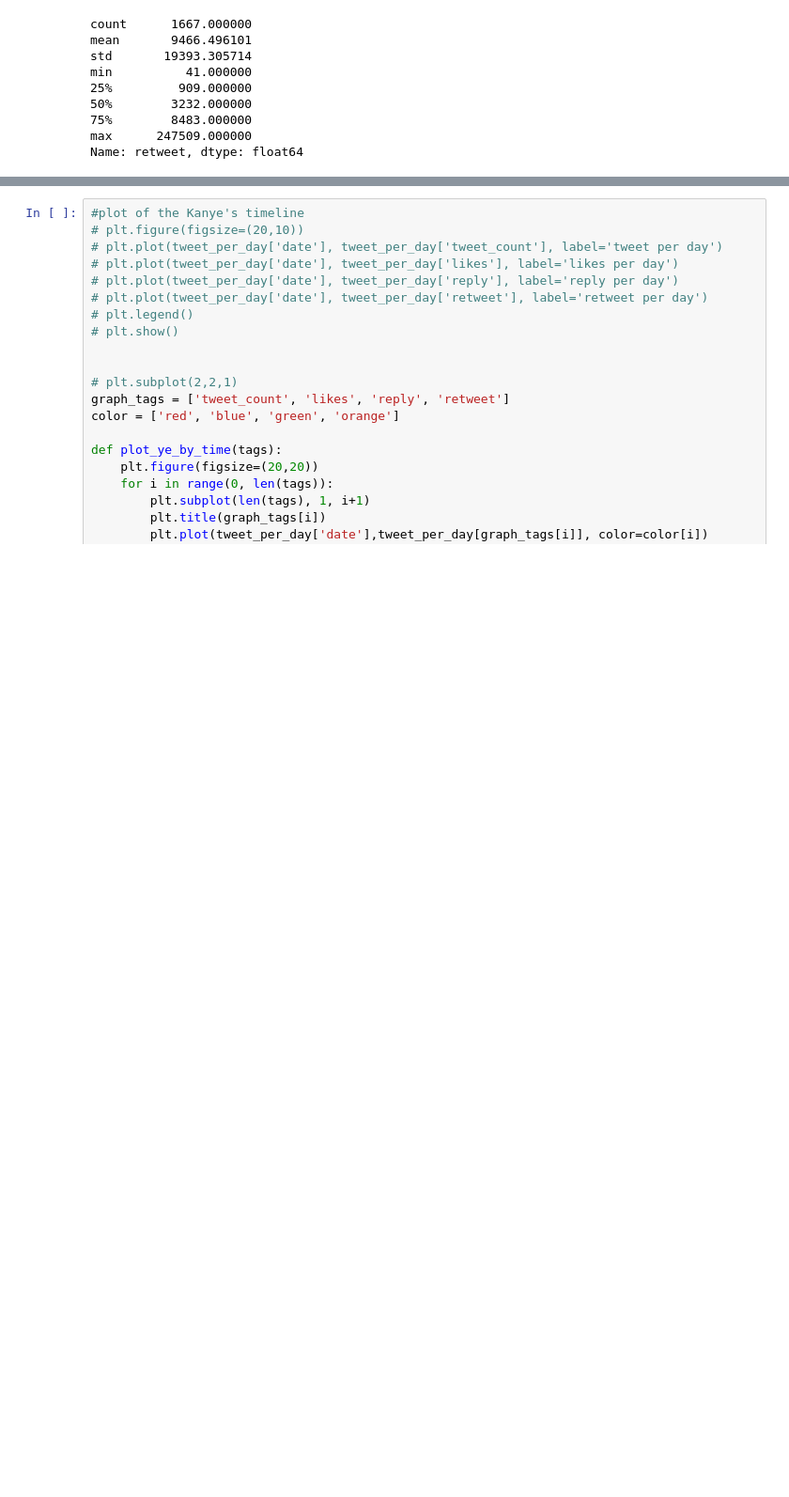
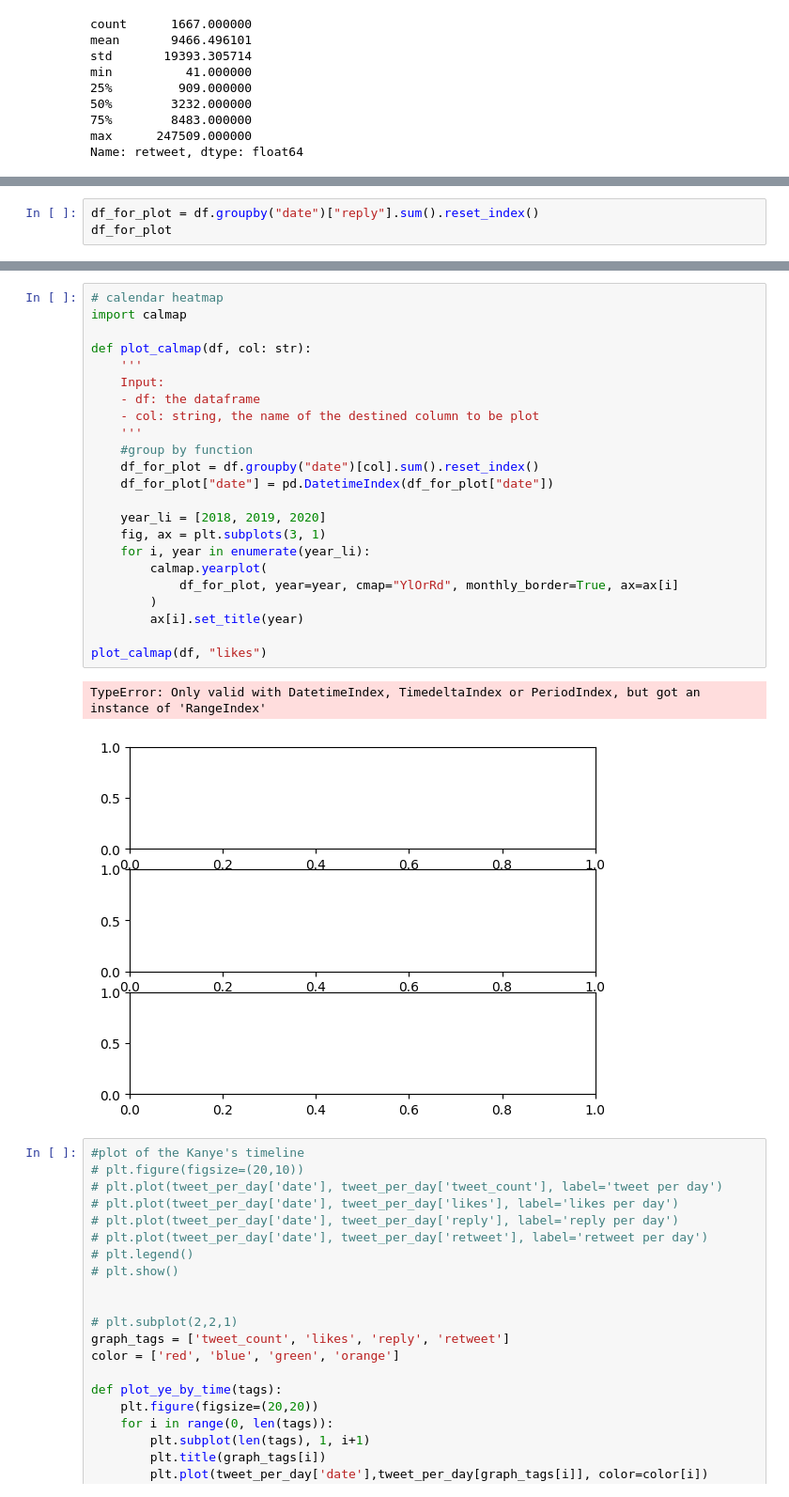
Before and after one commit to 2na3k/kanye-eda, a Jupyter notebook: kanye-eda.ipynb, the cells around one changed output, grey strips where cells are left out. Shown: that part at 94% size. Drawn from its saved outputs; the diff is of its cells as text; blank space fills up the shorter version.

```diff
--- a/kanye-eda.ipynb
+++ b/kanye-eda.ipynb
@@ -192,0 +193,3 @@ See the caveats in the documentation: https://pandas.pydata.org/pandas-docs/stab
+# %%
+df_for_plot = df.groupby("date")["reply"].sum().reset_index()
+df_for_plot
@@ -193,3 +210,29 @@ See the caveats in the documentation: https://pandas.pydata.org/pandas-docs/stab
+# %%
+# calendar heatmap
+import calmap
+
+def plot_calmap(df, col: str):
+    '''
+    Input:
+    - df: the dataframe
+    - col: string, the name of the destined column to be plot
+    '''
+    #group by function
+    df_for_plot = df.groupby("date")[col].sum().reset_index()
+    df_for_plot["date"] = pd.DatetimeIndex(df_for_plot["date"])
+
+    year_li = [2018, 2019, 2020]
+    fig, ax = plt.subplots(3, 1)
+    for i, year in enumerate(year_li):
+        calmap.yearplot(
+            df_for_plot, year=year, cmap="YlOrRd", monthly_border=True, ax=ax[i]
+        )
+        ax[i].set_title(year)
+
+plot_calmap(df, "likes")
+# %% [output]
+TypeError: Only valid with DatetimeIndex, TimedeltaIndex or PeriodIndex, but got an instance of 'RangeIndex'
+[figure, added]
 # %%
 #plot of the Kanye's timeline
 # plt.figure(figsize=(20,10))
```
Also changed, not shown: parts of 4 cells of this notebook.
